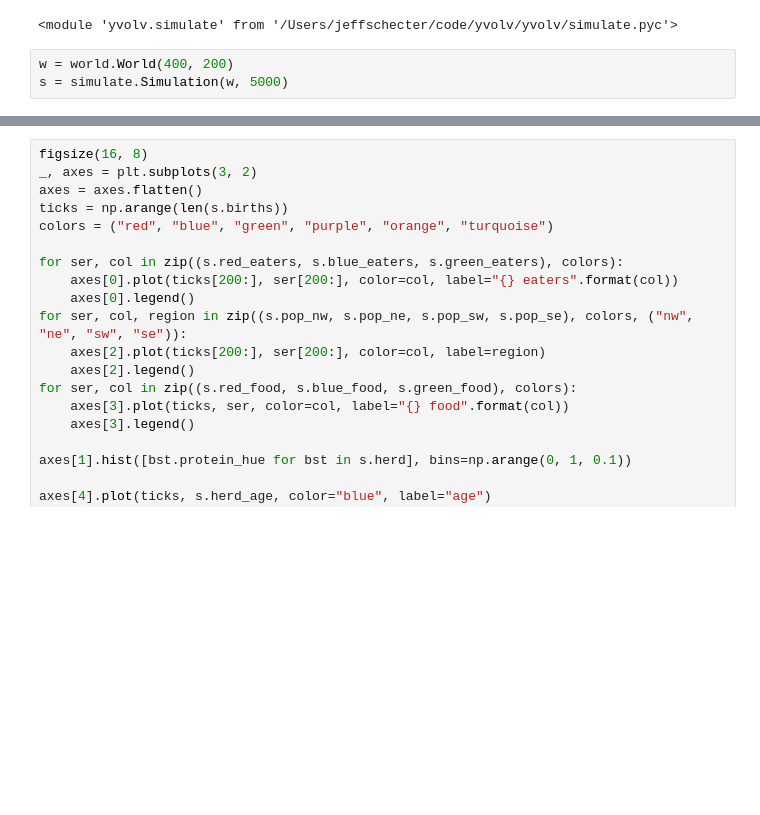
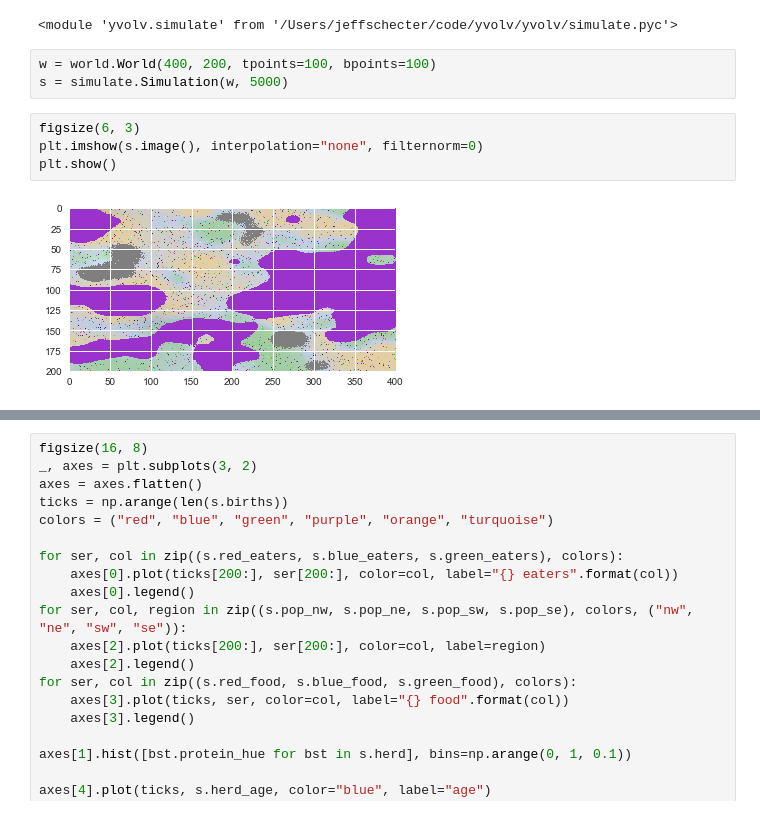
Before and after one commit to jeffschecter/yvolv, a Jupyter notebook: notebooks/scratch.ipynb, the cells around one changed output, grey strips where cells are left out. Drawn from its saved outputs; the diff is of its cells as text; blank space fills up the shorter version.

```diff
--- a/notebooks/scratch.ipynb
+++ b/notebooks/scratch.ipynb
@@ -18,8 +18,14 @@ reload(simulate)
 # %% [output]
 <module 'yvolv.simulate' from '/Users/jeffschecter/code/yvolv/yvolv/simulate.pyc'>
 # %%
-w = world.World(400, 200)
+w = world.World(400, 200, tpoints=100, bpoints=100)
 s = simulate.Simulation(w, 5000)
+# %%
+figsize(6, 3)
+plt.imshow(s.image(), interpolation="none", filternorm=0)
+plt.show()
+# %% [output]
+[figure, added]
 # %%
 figsize(16, 8)
 
```
Also changed, not shown: parts of 1 cell of this notebook, 1 other file.
